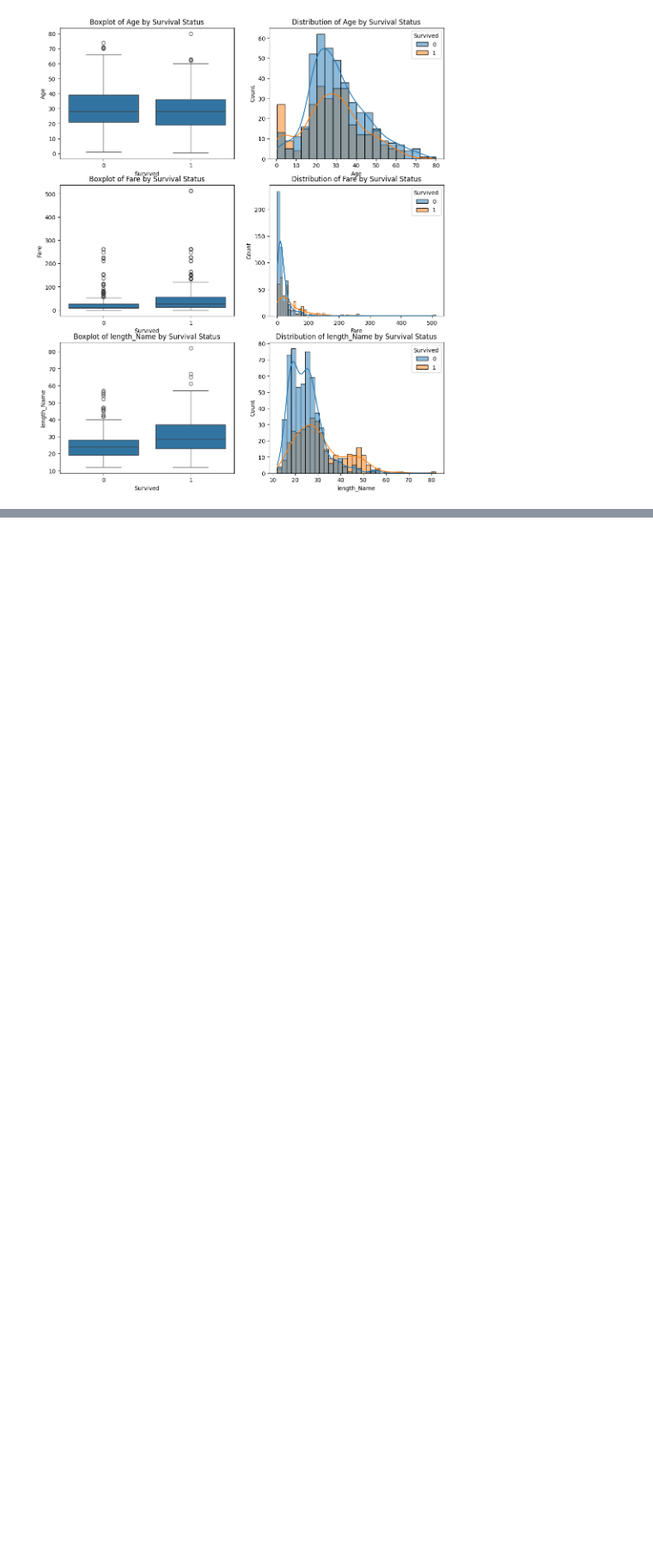
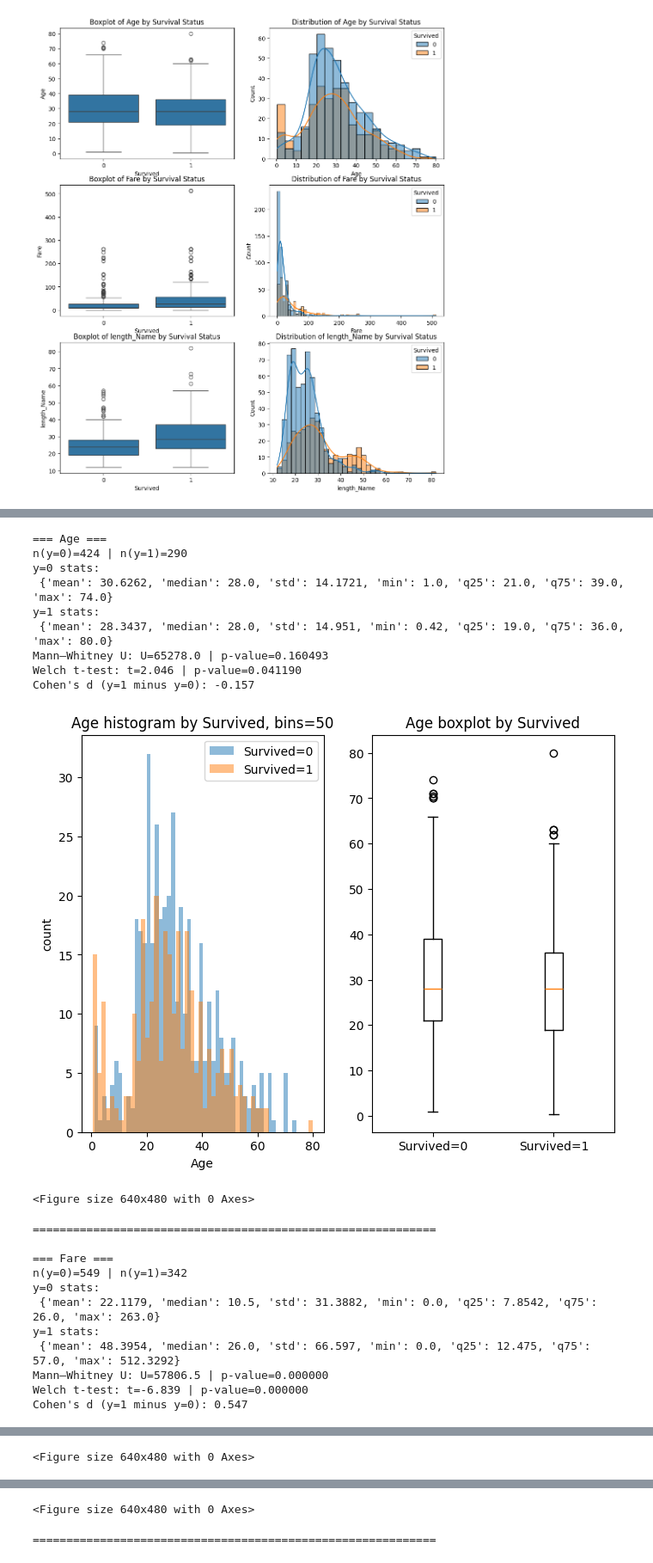
Before and after one commit to aibarC/titanic-ml-optuna, a Jupyter notebook: notebooks/01_EDA_feature_engineering.ipynb, the cells around one changed output, grey strips where cells are left out. Shown at 86% size. Drawn from its saved outputs; the diff is of its cells as text; code cells hidden in the pictures; blank space fills up the shorter version.

```diff
--- a/notebooks/01_EDA_feature_engineering.ipynb
+++ b/notebooks/01_EDA_feature_engineering.ipynb
@@ -283,0 +305,22 @@ for i, col in enumerate(num_cols.drop('PassengerId')):
+# %%
+def cat_vs_target(col):
+    tab = pd.crosstab(df[col], df["Survived"])
+    rate = df.groupby(col)["Survived"].mean().sort_values(ascending=False)
+    print(f"\n=== {col} ===")
+    print("Survival rate:\n", rate)
+    print("\nCrosstab:\n", tab)
+
+    # Chi-square (general)
+    chi2, p_chi, dof, expected = stats.chi2_contingency(tab)
+
+    # Use Fisher if 2x2 and expected counts are small
+    if tab.shape == (2, 2) and expected.min() < 5:
+        oddsratio, p = stats.fisher_exact(tab.values)
+        print(f"Fisher exact p-value: {p:.6f} | odds_ratio={oddsratio:.3f}")
+    else:
+        print(f"Chi-square p-value: {p_chi:.6f} | dof={dof}")
+    print(f"Expected values:\n{expected}")
+    print(f"======"*10)
+# %%
+for col in cat_cols.drop('Survived'):
+    cat_vs_target(col)
@@ -283,0 +351,6 @@ for i, col in enumerate(num_cols.drop('PassengerId')):
+# %%
+df['FamilySize'] = pd.cut(df['FamilySize'], bins=[0, 1, 4, np.inf], labels=['Alone', 'MidSizeFamily', 'LargeFamily'])
+# %%
+vc=df['Title'].value_counts()
+rare_titles = vc[vc<10].index
+df['Title_transformed'] = df['Title'].replace(rare_titles, 'Rare', inplace=False)
@@ -283,0 +461,26 @@ for i, col in enumerate(num_cols.drop('PassengerId')):
+# %%
+for col in num_cols.drop('PassengerId'):
+    num_vs_target(col)
+# %% [output]
+=== Age ===
+n(y=0)=424 | n(y=1)=290
+y=0 stats:
+ {'mean': 30.6262, 'median': 28.0, 'std': 14.1721, 'min': 1.0, 'q25': 21.0, 'q75': 39.0, 'max': 74.0}
+y=1 stats:
+ {'mean': 28.3437, 'median': 28.0, 'std': 14.951, 'min': 0.42, 'q25': 19.0, 'q75': 36.0, 'max': 80.0}
+Mann–Whitney U: U=65278.0 | p-value=0.160493
+Welch t-test: t=2.046 | p-value=0.041190
+Cohen's d (y=1 minus y=0): -0.157
+[figure, added]
+<Figure size 640x480 with 0 Axes>
+============================================================
+
+=== Fare ===
+n(y=0)=549 | n(y=1)=342
+y=0 stats:
+ {'mean': 22.1179, 'median': 10.5, 'std': 31.3882, 'min': 0.0, 'q25': 7.8542, 'q75': 26.0, 'max': 263.0}
+y=1 stats:
+ {'mean': 48.3954, 'median': 26.0, 'std': 66.597, 'min': 0.0, 'q25': 12.475, 'q75': 57.0, 'max': 512.3292}
+Mann–Whitney U: U=57806.5 | p-value=0.000000
+Welch t-test: t=-6.839 | p-value=0.000000
+Cohen's d (y=1 minus y=0): 0.547
@@ -283,0 +488 @@ for i, col in enumerate(num_cols.drop('PassengerId')):
+<Figure size 640x480 with 0 Axes>
@@ -283,0 +501,2 @@ for i, col in enumerate(num_cols.drop('PassengerId')):
+<Figure size 640x480 with 0 Axes>
+============================================================
```
Also changed, not shown: parts of 11 cells of this notebook.
